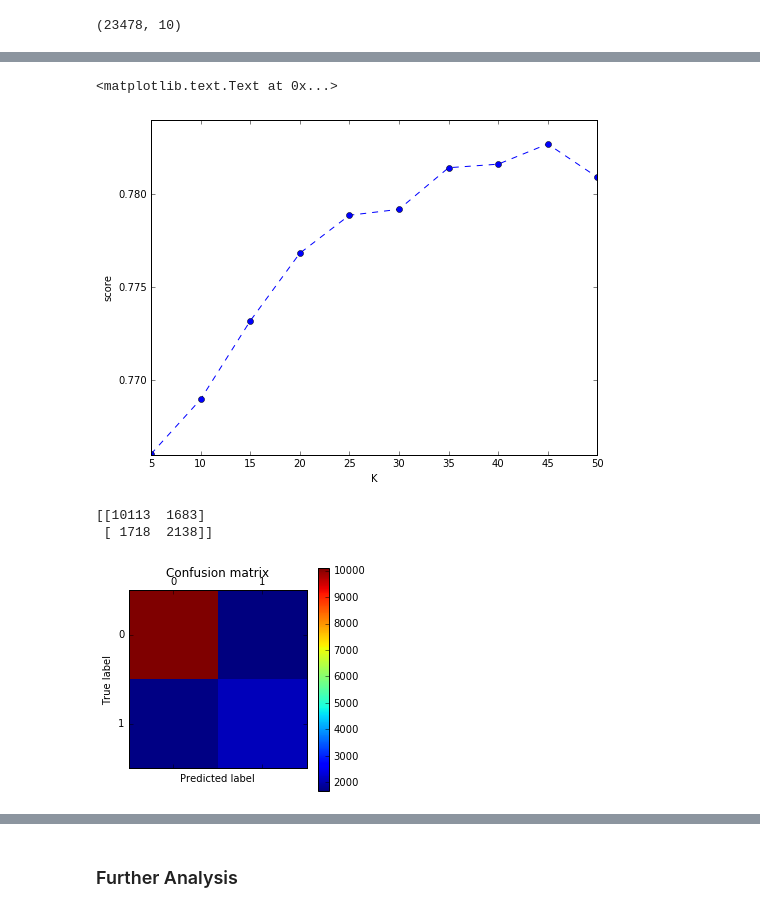
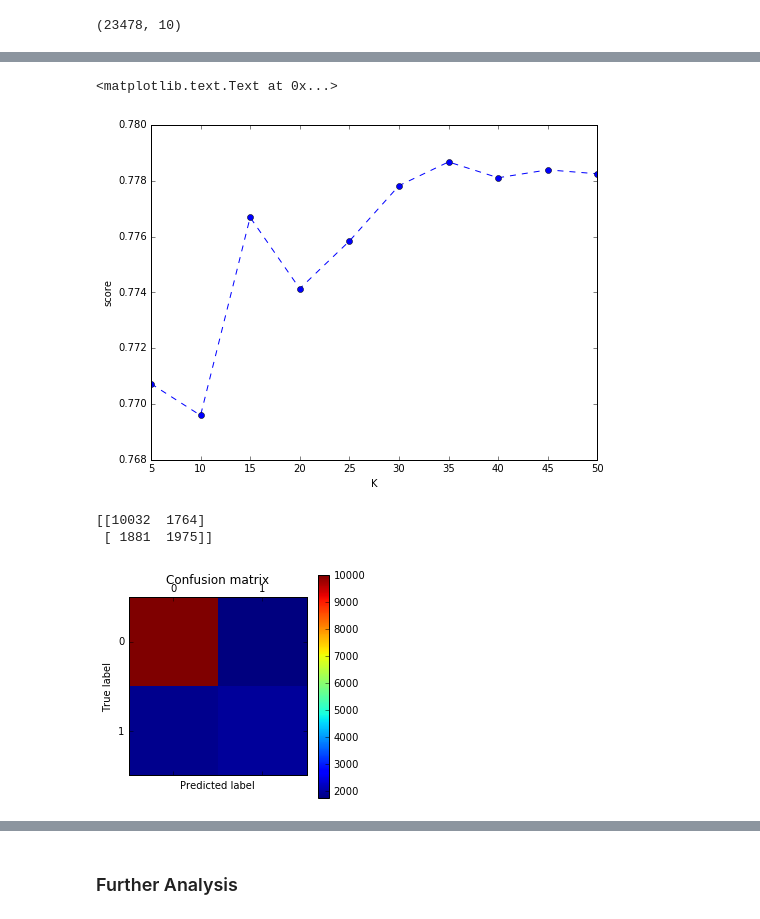
Before and after one commit to awkweb/DS501, a Jupyter notebook: 4/CaseStudy4.ipynb, the cells around one changed output, grey strips where cells are left out. Cells and saved outputs as stored; diff of their text form; code cells hidden in the pictures.

```diff
--- a/4/CaseStudy4.ipynb
+++ b/4/CaseStudy4.ipynb
@@ -660,20 +679,23 @@ time elapsed:  8.4470000267
 # %%
 from sklearn.neighbors import KNeighborsClassifier
 
-# We use K-values ranging from 5-50
+# Determine K by cross-validation.
+x_cv_train, x_cv_test, y_cv_train, y_cv_test = train_test_split(x_train, y_train, test_size=0.3, random_state=None)
+
+# We use K-values ranging from 1-10
 k=[5,10,15,20,25,30,35,40,45,50]
 
 # Train a model on the trainng set and use that model to predict on the testing set
-predicted_knn=[KNeighborsClassifier(n_neighbors=i).fit(x_train,y_train).predict(x_test) for i in k]
+predicted_knn=[KNeighborsClassifier(n_neighbors=i).fit(x_cv_train,y_cv_train).predict(x_cv_test) for i in k]
 
 #Compute accuracy on the testing set for each value of k
-score_knn=[metrics.accuracy_score(predicted_knn[i],y_test) for i in range(10)]
+score_knn=[metrics.accuracy_score(predicted_knn[i],y_cv_test) for i in range(10)]
 
 # Plot accuracy on the test set vs. k
 fig=plt.figure(figsize=(8,6))
 plt.plot([5,10,15,20,25,30,35,40,45,50], score_knn, 'bo--',label='knn')
 plt.xlabel('K')
 plt.ylabel('score')
 # %% [output]
 <matplotlib.text.Text at 0x...>
-[figure, old version]
+[figure, new version]
@@ -680,9 +705,7 @@ plt.ylabel('score')
 # %%
-# Make predictions based on the best model above
-y_predicted = predicted_knn[8]
-
+# See how KNN did on its own.
 # Print and plot a confusion matrix
-cm = metrics.confusion_matrix(y_test, y_predicted)
+cm = metrics.confusion_matrix(y_test, y_predicted_knn)
 print(cm)
 plt.matshow(cm)
 plt.title('Confusion matrix')
@@ -691,6 +714,6 @@ plt.ylabel('True label')
 plt.xlabel('Predicted label')
 plt.show()
 # %% [output]
-[[10113  1683]
- [ 1718  2138]]
+[[10032  1764]
+ [ 1881  1975]]
-[figure, old version]
+[figure, new version]
```
Also changed, not shown: parts of 88 cells of this notebook.
